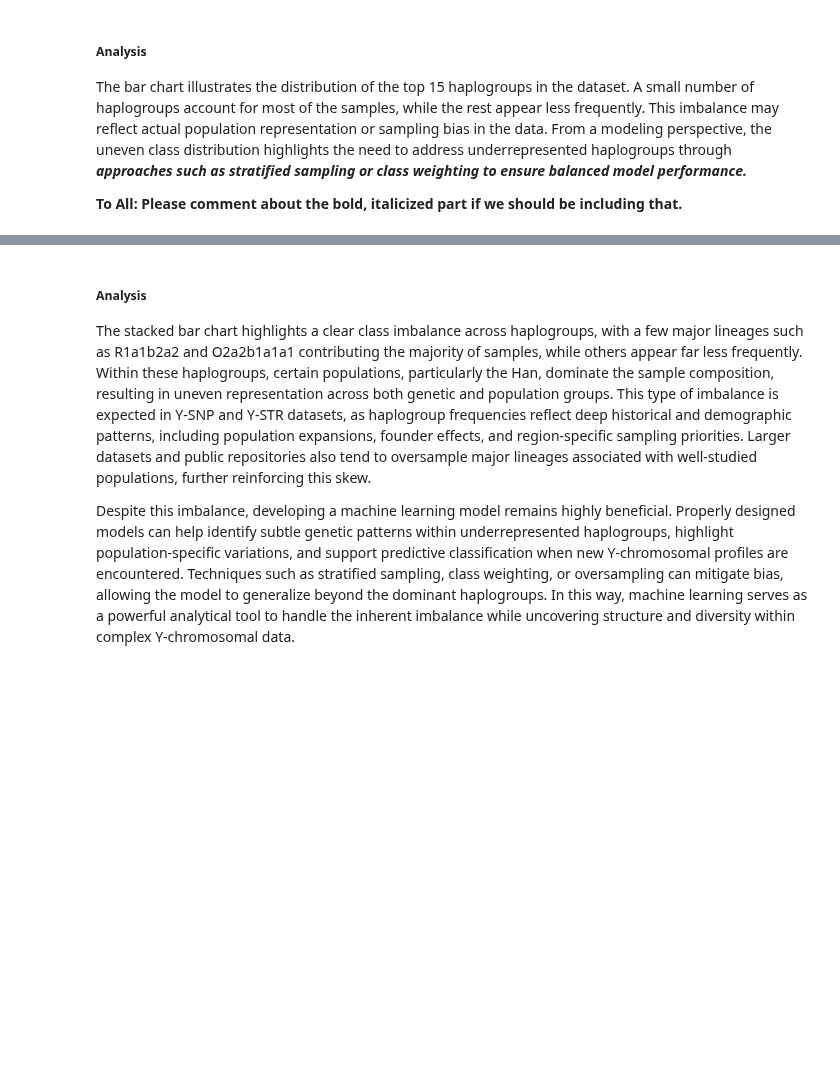
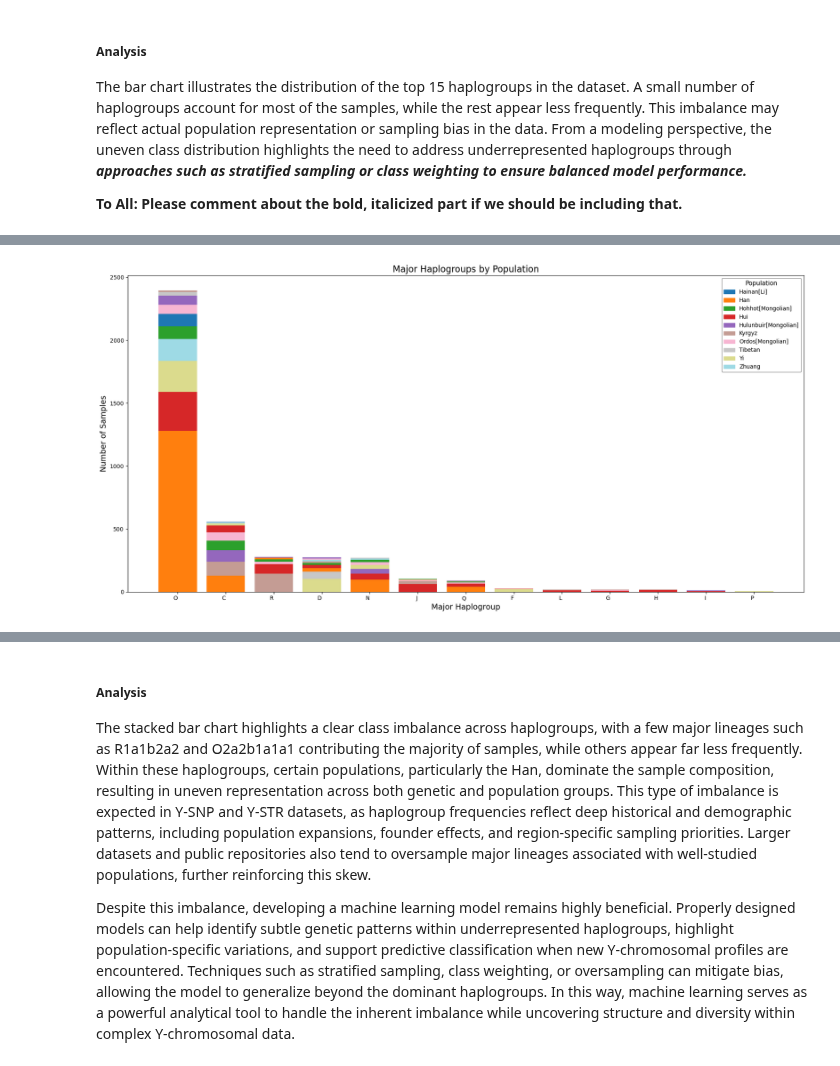
Before and after one commit to kibindy/LT8_final_project, a Jupyter notebook: Scratch - Mia.ipynb, the cells around one changed output, grey strips where cells are left out. Drawn from its saved outputs; the diff is of its cells as text; code cells hidden in the pictures; blank space fills up the shorter version.

```diff
--- a/Scratch - Mia.ipynb
+++ b/Scratch - Mia.ipynb
@@ -295,3 +311,53 @@ plt.show()
+# %%
+# Group and filter
+grouped = df.groupby(['major_clade', 'population']).size().unstack(fill_value=0)
+top_haps = grouped.sum(axis=1).nlargest(15).index
+grouped_top = grouped.loc[top_haps]
+
+# Create figure
+fig, ax = plt.subplots(figsize=(18, 9))
+
+# Assign one color per population
+populations = grouped_top.columns
+colors = plt.cm.tab20(np.linspace(0, 1, len(populations)))
+color_map = dict(zip(populations, colors))
+
+# Plot each bar manually
+x = np.arange(len(grouped_top))
+bottom = np.zeros(len(grouped_top))
+
+for i in range(len(grouped_top)):
+    row = grouped_top.iloc[i].sort_values(ascending=False)
+    for pop, value in row.items():
+        if value > 0:
+            ax.bar(x[i], value, bottom=bottom[i], color=color_map[pop], width=0.8)
+            bottom[i] += value
+
+# Format axes
+ax.set_xticks(x)
+ax.set_xticklabels(grouped_top.index, rotation=360, ha='right')
+ax.set_title("Major Haplogroups by Population", fontsize=16)
+ax.set_xlabel("Major Haplogroup", fontsize=14)
+ax.set_ylabel("Number of Samples", fontsize=14)
+
+# Create custom legend INSIDE the plot
+handles = [plt.Rectangle((0, 0), 1, 1, color=color_map[pop]) for pop in populations]
+legend = ax.legend(
+    handles,
+    populations,
+    title="Population",
+    loc='upper right',        # Position legend inside top-right
+    frameon=True,             # Add a frame
+    fontsize=10,
+    title_fontsize=11,
+)
+legend.get_frame().set_alpha(0.9)  # Make it slightly transparent
+legend.get_frame().set_edgecolor('gray')
+
+plt.tight_layout()
+plt.show()
+# %% [output]
+[figure, added]
 # %%
 # Group and filter
 grouped = df.groupby(['haplogroup', 'population']).size().unstack(fill_value=0)
```
Also changed, not shown: parts of 5 cells of this notebook, 1 other file.
